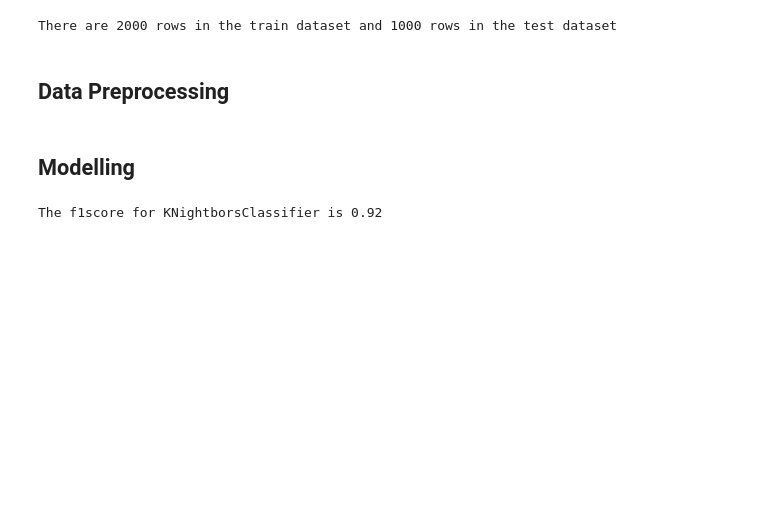
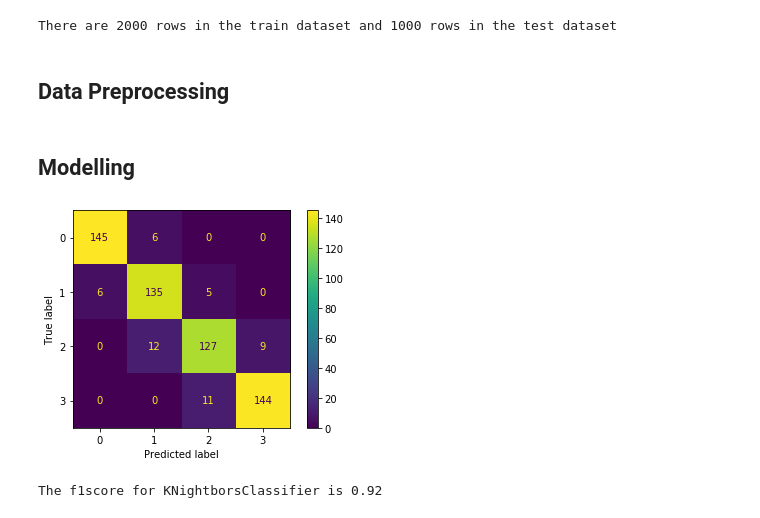
Before and after one commit to awojidetola/Mobile-Phone-Price-Prediction, a Jupyter notebook: Mobile Price Classification Project.ipynb, the cells around one changed output. Cells and saved outputs as stored; diff of their text form; code cells hidden in the pictures; blank space fills up the shorter version.

Commit message:
Evaluation - Multiclass Confusion Matrix

```diff
--- a/Mobile Price Classification Project.ipynb
+++ b/Mobile Price Classification Project.ipynb
@@ -211,6 +211,11 @@ X_train,X_test,y_train,y_test = train_test_split(X,y,test_size=0.3,random_state=
 knn = KNeighborsClassifier()
 knn.fit(X_train,y_train)
 y_pred = knn.predict(X_test)
+# %%
+plot_confusion_matrix(knn, X_test, y_test)
+plt.show()
+# %% [output]
+[figure, added]
 # %%
 score = f1_score(y_test,y_pred, average = 'weighted')
 model = 'KNightborsClassifier'
```
Also changed, not shown: parts of 4 cells of this notebook.
